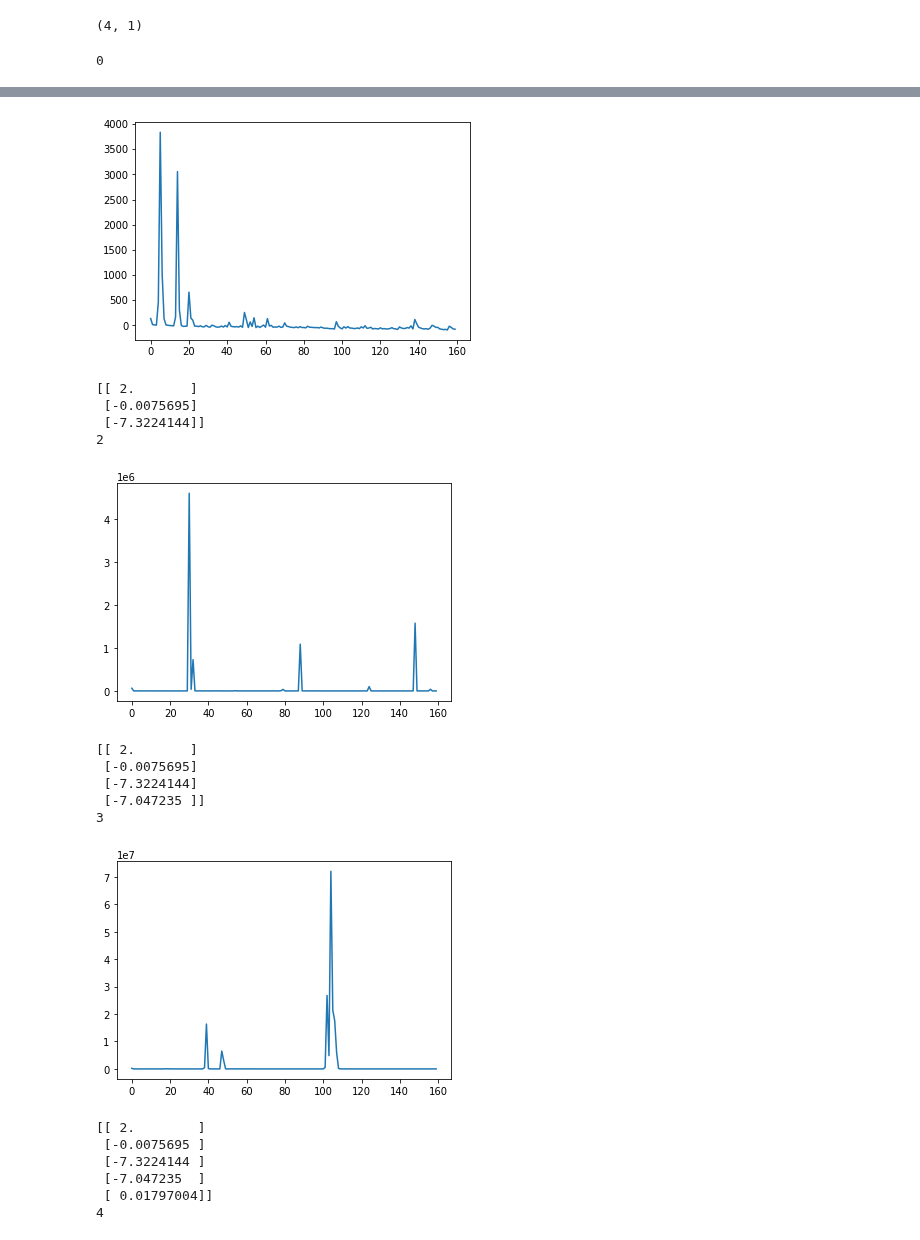
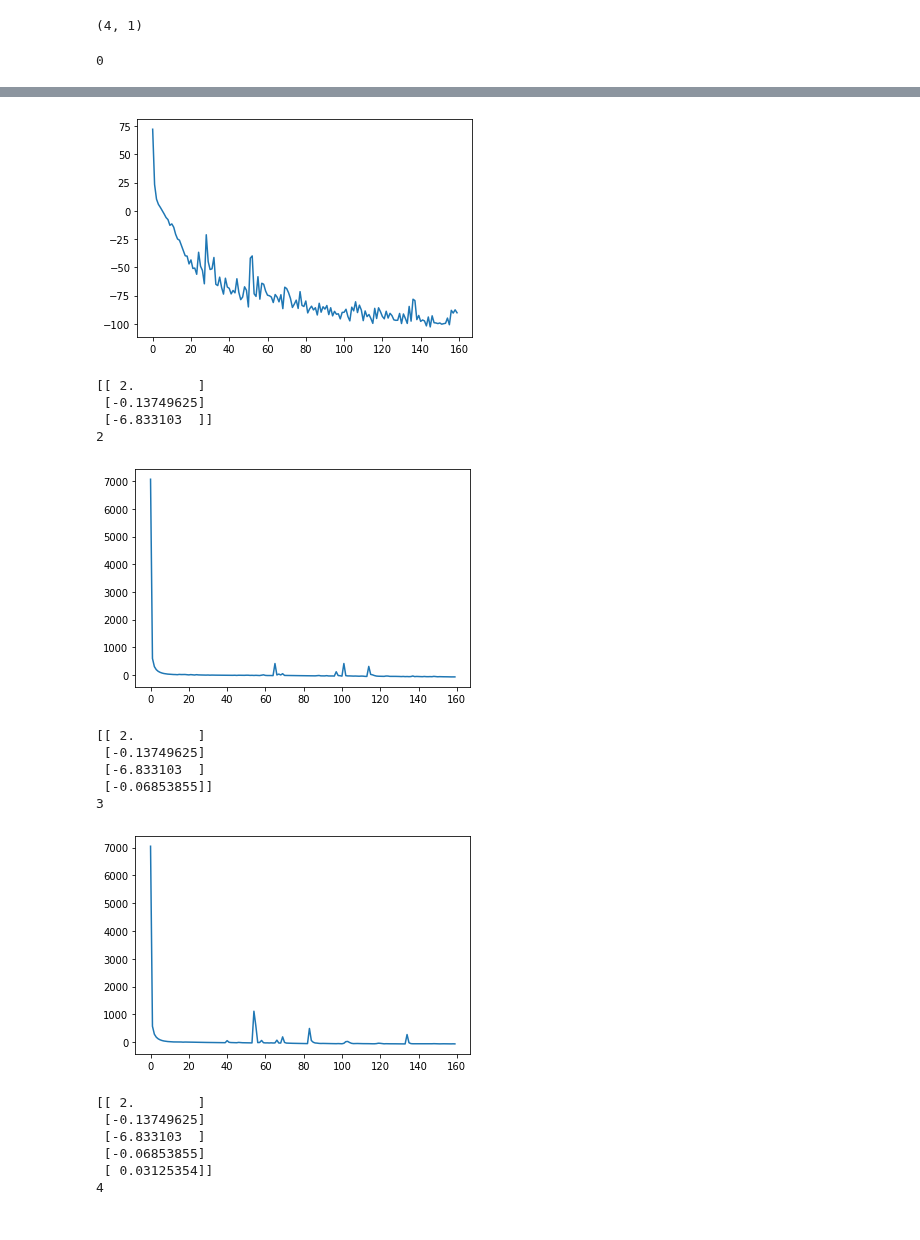
Before and after one commit to ur-whitelab/wazy, a Jupyter notebook: paper/Bayesian-Opt Sine.ipynb, the cells around one changed output, grey strips where cells are left out. Saved outputs shown, nothing was run; the diff lists cells and outputs as text; code cells hidden in the pictures.

```diff
--- a/paper/Bayesian-Opt Sine.ipynb
+++ b/paper/Bayesian-Opt Sine.ipynb
@@ -40,7 +38,7 @@ def loop(key, reps, params):
     for xi in x:
         v = plot_forward(xi[np.newaxis])
         yhat_mu.append(float(v[0]))
-        yhat_std.append(float(v[1]))
+        yhat_std.append(jnp.sqrt(float(v[1])))
     # add new label
     plt.figure()
     plt.plot(train_loss)
@@ -55,7 +53,7 @@ yhat_stds = []
 final_vecs = []
 repss = []
 params = None
-for i in range(10):
+for i in range(20):
     print(i)
     key, reps, yhat_mu, yhat_std, final_vec, params= loop(key, reps, params)
     print(reps)
@@ -71,19 +69,19 @@ for i in range(10):
 1
-[figure, old version]
+[figure, new version]
-[[ 2.       ]
- [-0.0075695]
- [-7.3224144]]
+[[ 2.        ]
+ [-0.13749625]
+ [-6.833103  ]]
 2
-[figure, old version]
+[figure, new version]
-[[ 2.       ]
- [-0.0075695]
- [-7.3224144]
- [-7.047235 ]]
+[[ 2.        ]
+ [-0.13749625]
+ [-6.833103  ]
+ [-0.06853855]]
 3
-[figure, old version]
+[figure, new version]
 [[ 2.        ]
- [-0.0075695 ]
- [-7.3224144 ]
- [-7.047235  ]
- [ 0.01797004]]
+ [-0.13749625]
+ [-6.833103  ]
+ [-0.06853855]
+ [ 0.03125354]]
 4
```
Also changed, not shown: parts of 3 cells of this notebook, 2 other files.
